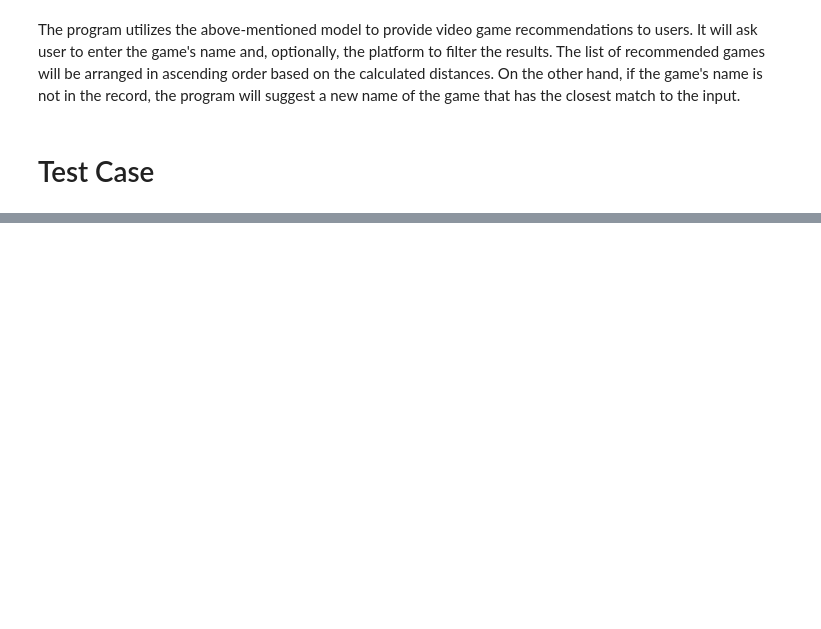
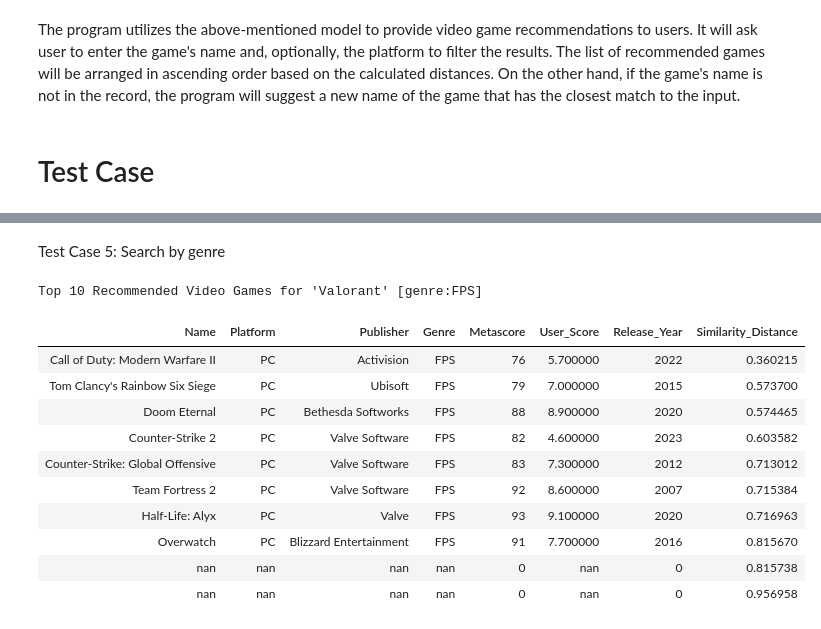
Before and after one commit to Ryuko-Ryukai/ML2, a Jupyter notebook: video_games_recommendation_system.ipynb, the cells around one changed output, grey strips where cells are left out. Cells and saved outputs as stored; diff of their text form; code cells hidden in the pictures; blank space fills up the shorter version.

```diff
--- a/video_games_recommendation_system.ipynb
+++ b/video_games_recommendation_system.ipynb
@@ -450,0 +528,17 @@ Top 10 Recommended Video Games for 'NieR: Automata' [platform:PC]
+# %% [markdown]
+Test Case 5: Search by genre
+# %%
+VideoGameRecommender('Genre', 'Valorant', 'FPS')
+# %% [output]
+Top 10 Recommended Video Games for 'Valorant' [genre:FPS]
+| Name | Platform | Publisher | Genre | Metascore | User_Score | Release_Year | Similarity_Distance |
+| Call of Duty: Modern Warfare II | PC | Activision | FPS | 76 | 5.700000 | 2022 | 0.360215 |
+| Tom Clancy's Rainbow Six Siege | PC | Ubisoft | FPS | 79 | 7.000000 | 2015 | 0.573700 |
+| Doom Eternal | PC | Bethesda Softworks | FPS | 88 | 8.900000 | 2020 | 0.574465 |
+| Counter-Strike 2 | PC | Valve Software | FPS | 82 | 4.600000 | 2023 | 0.603582 |
+| Counter-Strike: Global Offensive | PC | Valve Software | FPS | 83 | 7.300000 | 2012 | 0.713012 |
+| Team Fortress 2 | PC | Valve Software | FPS | 92 | 8.600000 | 2007 | 0.715384 |
+| Half-Life: Alyx | PC | Valve | FPS | 93 | 9.100000 | 2020 | 0.716963 |
+| Overwatch | PC | Blizzard Entertainment | FPS | 91 | 7.700000 | 2016 | 0.815670 |
+| nan | nan | nan | nan | 0 | nan | 0 | 0.815738 |
+| nan | nan | nan | nan | 0 | nan | 0 | 0.956958 |
```
Also changed, not shown: parts of 12 cells of this notebook.
